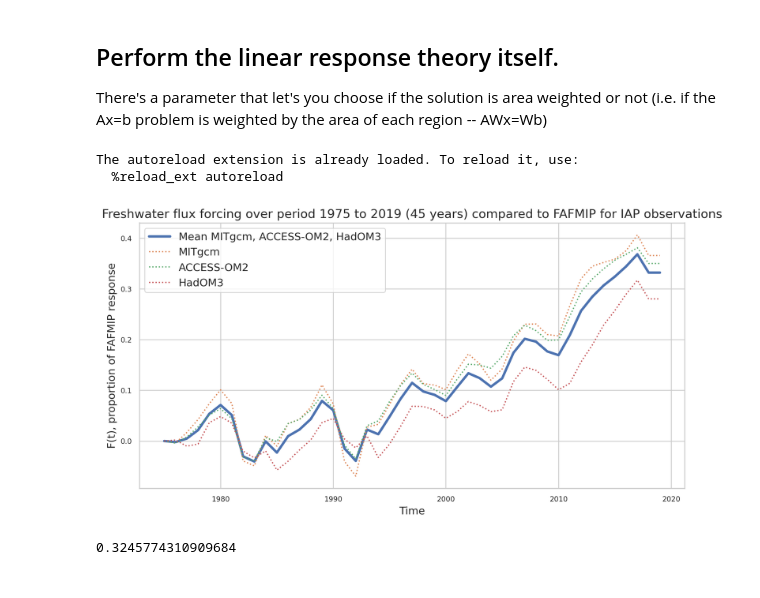
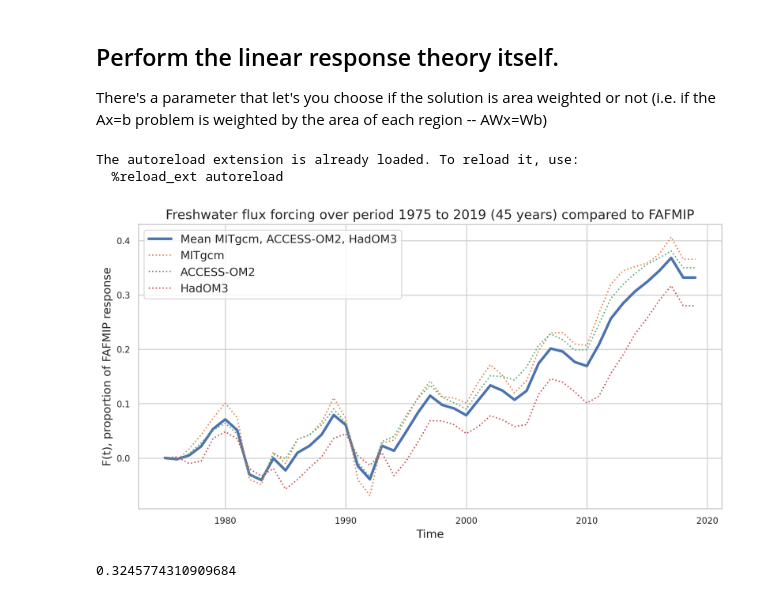
Before and after one commit to aurora-bf/freshwater_flux_linresp, a Jupyter notebook: model_tests/linear_response_CESM_ensemblemean.ipynb, the cells around one changed output. Drawn from its saved outputs; the diff is of its cells as text; code cells hidden in the pictures.

```diff
--- a/model_tests/linear_response_CESM_ensemblemean.ipynb
+++ b/model_tests/linear_response_CESM_ensemblemean.ipynb
@@ -344,13 +346,14 @@ for i in range(0,n):
 # %%
 from linear_response_tools import linear_response_single
 %load_ext autoreload
 %autoreload 2
 
-change_water,change_heat=linear_response_single(change_cesm[0:45],change_temp_cesm[0:45],a2,salt_avg_1975to2020,n,weighted=1,area_cluster=area_cluster) #this is area weighted
+change_water,change_heat=linear_response_single(change_cesm[0:45],change_temp_cesm[0:45],a2,salt_avg_1975to2020,n,weighted=1,area_cluster=area_cluster,title='Freshwater flux forcing over period 1975 to 2019 (45 years) compared to FAFMIP') #this is area weighted
+mpl.pyplot.savefig('flux_proportion_CESM_ensemble.png', dpi=300,bbox_inches='tight')
 # %% [output]
 The autoreload extension is already loaded. To reload it, use:
   %reload_ext autoreload
-[figure, old version]
+[figure, new version]
 # %%
 change_water
 # %% [output]
```
Also changed, not shown: parts of 7 cells of this notebook, 39 other files.
